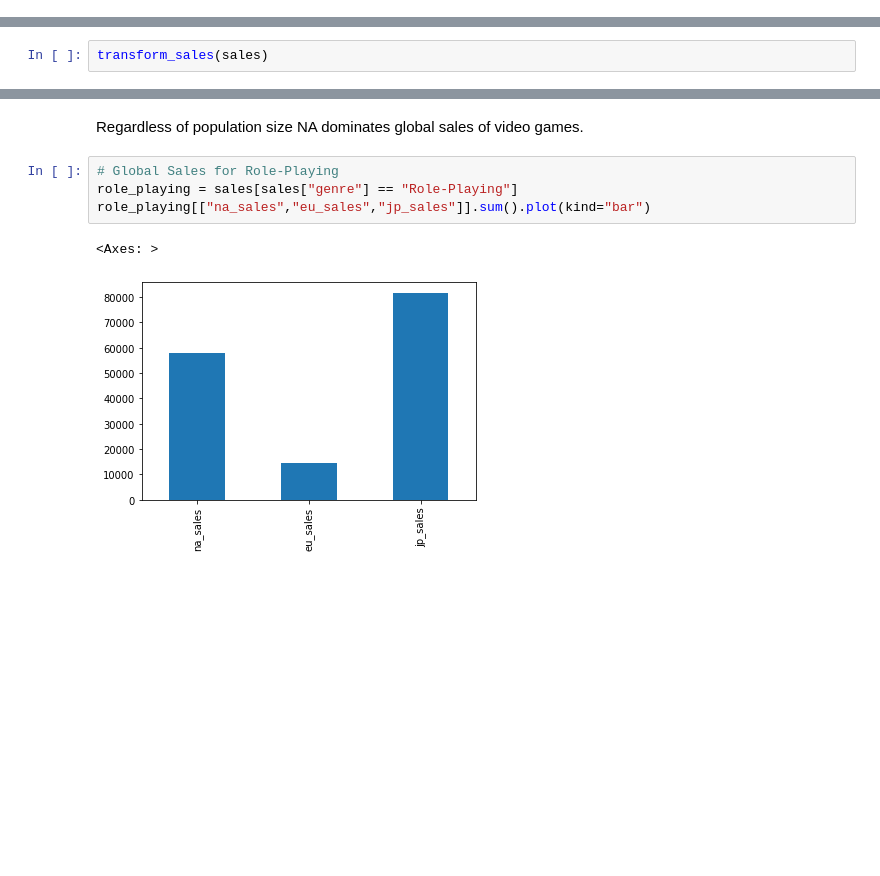
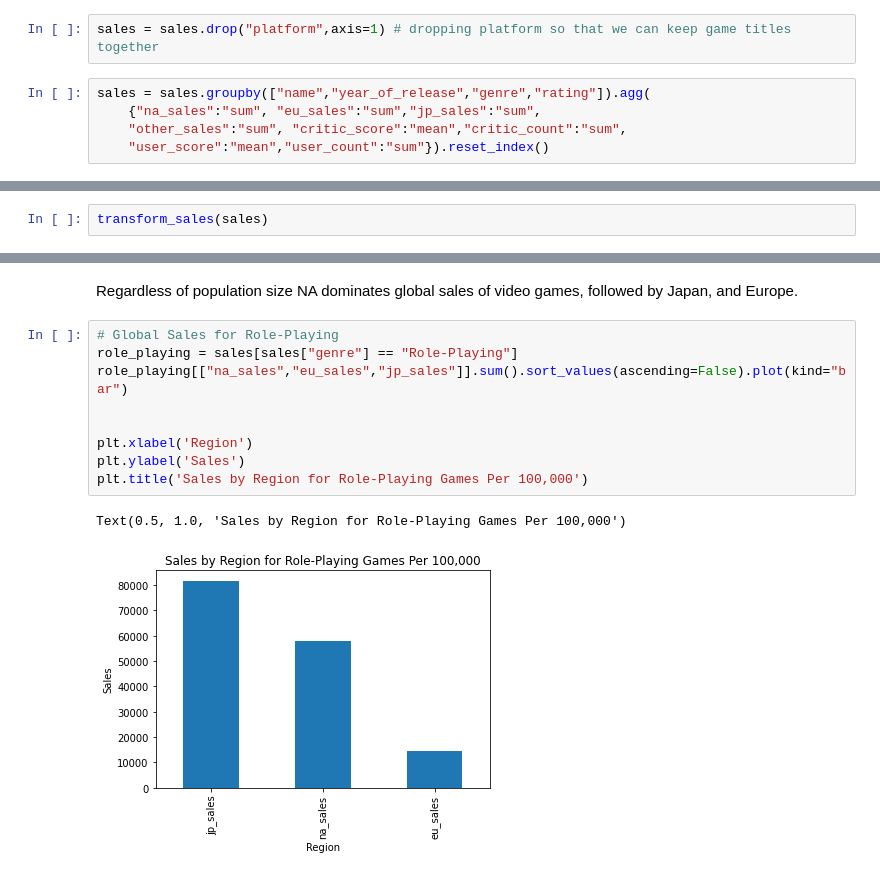
Before and after one commit to jpuray/ER-Games-Case-Study, a Jupyter notebook: EDA.ipynb, the cells around one changed output, grey strips where cells are left out. Saved outputs shown, nothing was run; the diff lists cells and outputs as text; blank space fills up the shorter version.

```diff
--- a/EDA.ipynb
+++ b/EDA.ipynb
@@ -102,0 +60,7 @@ Text(0.5, 1.0, 'Sales by Region')
+# %%
+sales = sales.drop("platform",axis=1) # dropping platform so that we can keep game titles together
+# %%
+sales = sales.groupby(["name","year_of_release","genre","rating"]).agg(
+    {"na_sales":"sum", "eu_sales":"sum","jp_sales":"sum",
+    "other_sales":"sum", "critic_score":"mean","critic_count":"sum",
+    "user_score":"mean","user_count":"sum"}).reset_index()
@@ -128,9 +119,14 @@ Text(0.5, 1.0, 'Sales by Region Per 100,000 Population')
 # %% [markdown]
-Regardless of population size NA dominates global sales of video games.
+Regardless of population size NA dominates global sales of video games, followed by Japan, and Europe.
 # %%
 # Global Sales for Role-Playing
 role_playing = sales[sales["genre"] == "Role-Playing"]
-role_playing[["na_sales","eu_sales","jp_sales"]].sum().plot(kind="bar")
+role_playing[["na_sales","eu_sales","jp_sales"]].sum().sort_values(ascending=False).plot(kind="bar")
+
+
+plt.xlabel('Region')
+plt.ylabel('Sales')
+plt.title('Sales by Region for Role-Playing Games Per 100,000')
 # %% [output]
-<Axes: >
+Text(0.5, 1.0, 'Sales by Region for Role-Playing Games Per 100,000')
-[figure, old version]
+[figure, new version]
```
Also changed, not shown: parts of 21 cells of this notebook.
